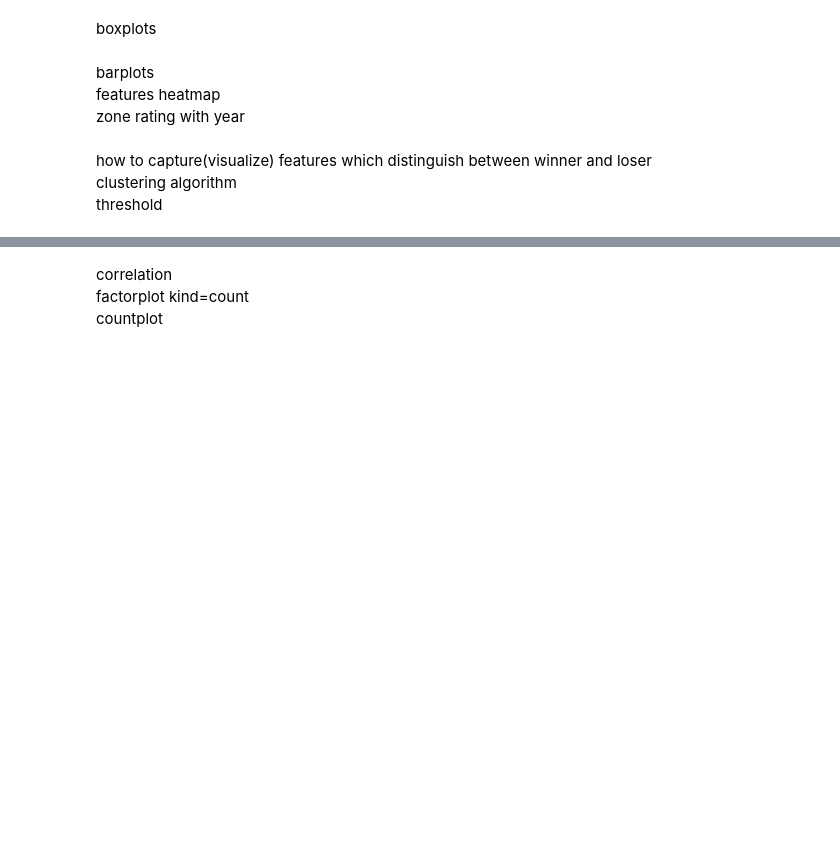
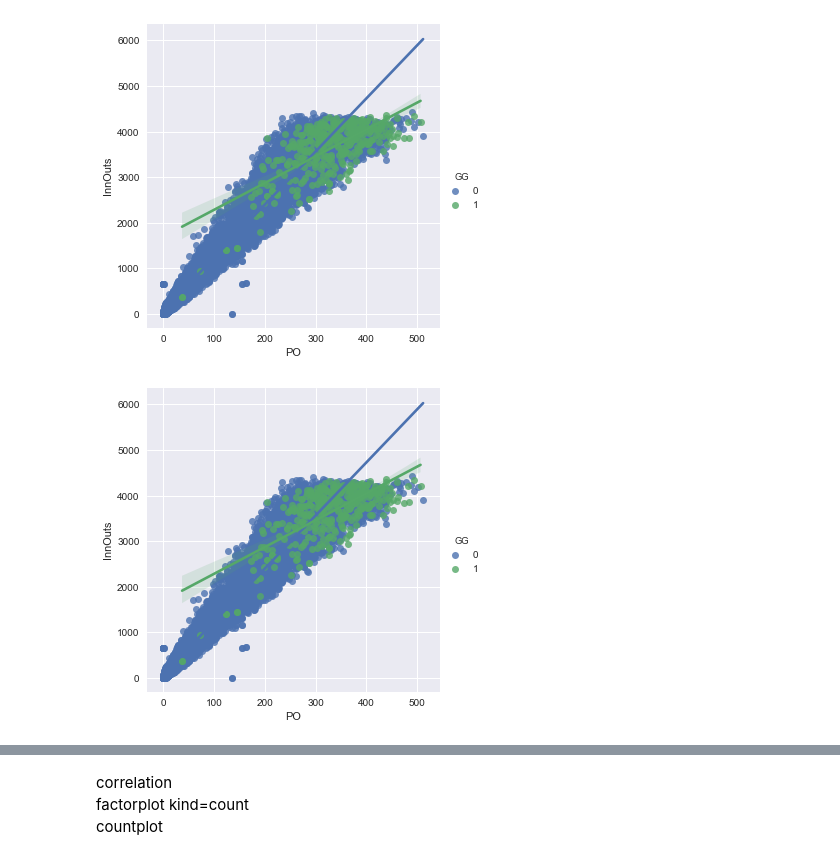
Before and after one commit to oz1717/SFP_GG_award, a Jupyter notebook: GG.ipynb, the cells around one changed output, grey strips where cells are left out. Drawn from its saved outputs; the diff is of its cells as text; code cells hidden in the pictures; blank space fills up the shorter version.

```diff
--- a/GG.ipynb
+++ b/GG.ipynb
@@ -135,3 +88,2 @@ stats_OF_df.columns.values
 # %%
-stats_pre_OF_df = stats_OF_df.drop(['lgID_x', 'lgID_y', 'playerID', 'teamID_x', 'teamID_y'], axis=1)
-#stats_pre_OF_df = pd.get_dummies(stats_pre_OF_df, columns=['POS'])
+stats_wona_df = stats_wona_df.drop(['lgID_x', 'lgID_y', 'playerID', 'teamID_x', 'teamID_y'], axis=1)
@@ -139,0 +92,24 @@ stats_pre_OF_df.head()
+# %%
+positions = {
+    'P':['P', 1],
+    'C':['C', 2],
+    '1B':['1B', 3],
+    '2B':['2B', 4],
+    '3B':['3B', 5],
+    'SS':['SS', 6],
+    'OF':['OF', 'LF', 'CF', 'RF', 7, 8, 9]
+}
+# %%
+position = 'OF'
+# %%
+if position != 'OF':
+    stats_OF_df = stats_wona_df[stats_wona_df['POS'] == positions[position][0]]
+    stats_OF_df.loc[stats_OF_df['GG'] != positions[position][0], 'GG'] = 0
+    stats_OF_df.loc[stats_OF_df['GG'] == positions[position][0], 'GG'] = 1
+else:
+    stats_OF_df = stats_wona_df[(stats_wona_df['POS'] == 'OF') | (stats_wona_df['POS'] == 'CF') |
+                                (stats_wona_df['POS'] == 'RF') | (stats_wona_df['POS'] == 'LF')]
+
+    stats_OF_df.loc[(stats_OF_df['GG'] == 'OF') | (stats_OF_df['GG'] == 'RF') |
+                    (stats_OF_df['GG'] == 'CF') | (stats_OF_df['GG'] == 'LF'), 'GG'] = 1
+    stats_OF_df.loc[(stats_OF_df['GG'] != 1), 'GG'] = 0
@@ -224,21 +306,14 @@ features_importances[:10]
-# %% [markdown]
-boxplots
-# %% [markdown]
-barplots
-features heatmap
-zone rating with year
-# %% [markdown]
-how to capture(visualize) features which distinguish between winner and loser
-clustering algorithm
-threshold
 # %%
 sns.set()
 
 # Plot tip as a function of toal bill across days
 g = sns.lmplot(x="PO", y="InnOuts", hue="GG",
-               truncate=True, size=5, data=stats_pre_OF_df)
+               truncate=True, size=5, data=stats_OF_df)
 
 # Use more informative axis labels than are provided by default
 g.set_axis_labels("PO", "InnOuts")
-
+g.savefig('GG.png')
 sns.plt.show()
+# %% [output]
+[figure, added]
+[figure, added]
```
Also changed, not shown: parts of 41 cells of this notebook.
